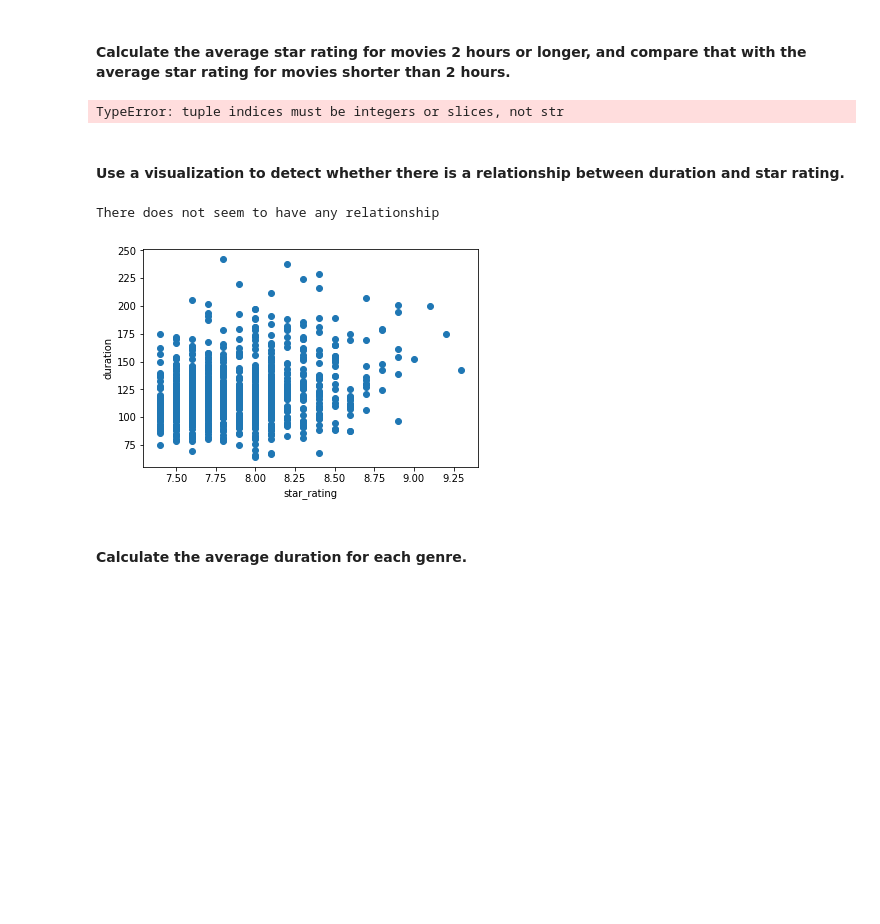
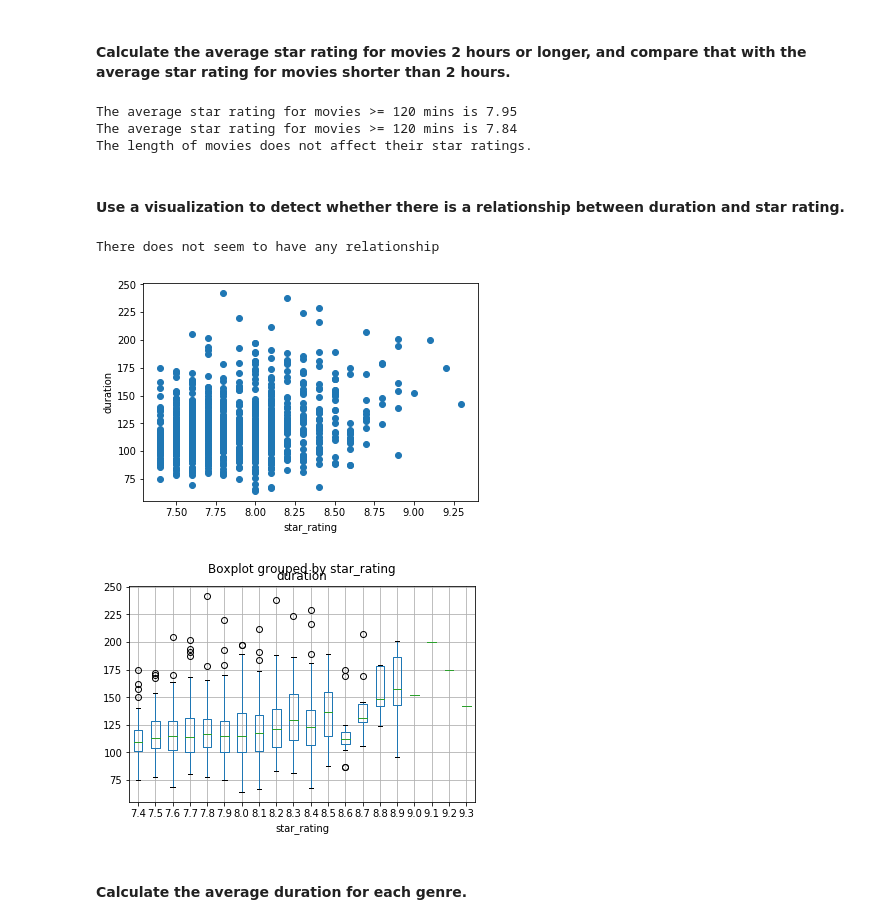
Before and after one commit to CalvinChua/GAClasses, a Jupyter notebook: Project 2/imdb.ipynb, the cells around one changed output. Cells and saved outputs as stored; diff of their text form; code cells hidden in the pictures; blank space fills up the shorter version.

```diff
--- a/Project 2/imdb.ipynb
+++ b/Project 2/imdb.ipynb
@@ -214,6 +207,5 @@ Is there another way to replace the missing values?
 # %%
 # Answer:
-#movies = movies.content_rating.replace(null, )
 
 '''Below shows that the the 'Nan' ratings are from Butch Cassidy(genre: 'Biography')
 Eagles Dare (genre: 'Action')
@@ -221,9 +213,7 @@ True Grit (genre: Adventure)
 '''
 
 is_null = movies[movies.isnull().any(axis=1)]
-#print(movies[movies.isnull().any(axis=1)])
 #print(is_null)
-#print (type(is_null))
 
 #Here, we try to find out the "mode" of each category to replace the NaN values with.
 #"Mode" for Biography is 'R', Adventure is 'PG-13', Action is 'R'
@@ -232,17 +222,10 @@ genre_biography = movies.groupby(['genre','content_rating']).size()
 #print(genre_count)
 #print(genre_biography)
 
-for movie in movies.iterrows():
-    #print(type(movie))
-    print(movie)
-    #change to a list to access index
-    print(list((movie)))
-    print(type(movie))
-    if movie['title'] == "Butch Cassidy and the Sundance Kid":
-        print("Found")
-        #movies.content_rating = movies.content_rating.replace("", "NC-17")
+movies = movies.fillna('R', limit=2)
+movies = movies.fillna('PG-13', limit=1)
+is_null = movies[movies.isnull().any(axis=1)]
+print(is_null)
 
-
-#print(movies.iloc[187])
-#print((movies.at[187, 'content_rating']))
+movies.isnull().sum()
 # %% [output]
@@ -265,36 +242,56 @@ TypeError: tuple indices must be integers or slices, not str
 # %% [markdown]
 #### Calculate the average star rating for movies 2 hours or longer, and compare that with the average star rating for movies shorter than 2 hours.
-# %%
-# Answer:
-long_movies = []
-short_movies = []
-
-for movie in movies.iterrows():
-    if movie['duration'] <= 120:
-        long_movies = long_movies.append(duration)
-#long_movies = movies.groupby('duration').mean()
-print(long_movies)
-
-#total_duration = movies['duration'].sum()
-#print (total_duration)
-#total_movies = movies['duration'].count()
-#print(total_movies)
-#avg_duration = total_duration/total_movies
-#print("Average movie duration is: " + str(round(avg_duration,2)) + " mins.")
-# %% [output]
-TypeError: tuple indices must be integers or slices, not str
+# %%
+# Answer:
+
+# Create variable with TRUE if movies is >= 120
+long_movies = movies['duration'] >= 120
+#print(long_movies)
+
+# Create variable with TRUE if star_rating is greater than 0
+rated_movies = movies['star_rating'] > 0
+
+# Select all cases where movies is > 120 and star_rating is greater than 0
+rated_long_movies = movies[long_movies & rated_movies]
+#print(rated_long_movies)
+
+avg_rated_long_movies = round((rated_long_movies['star_rating'].sum()/rated_long_movies['star_rating'].count()),2)
+print("The average star rating for movies >= 120 mins is " + str(avg_rated_long_movies))
+
+# Create variable with TRUE if movies is < 120
+short_movies = movies['duration'] < 120
+#print(short_movies)
+
+# Create variable with TRUE if star_rating is greater than 0
+rated_movies = movies['star_rating'] > 0
+
+# Select all cases where movies is > 120 and star_rating is greater than 0
+rated_short_movies = movies[short_movies & rated_movies]
+#print(rated_short_movies)
+
+avg_rated_short_movies = round((rated_short_movies['star_rating'].sum()/rated_short_movies['star_rating'].count()),2)
+print("The average star rating for movies >= 120 mins is " + str(avg_rated_short_movies))
+
+print("The length of movies does not affect their star ratings.")
+# %% [output]
+The average star rating for movies >= 120 mins is 7.95
+The average star rating for movies >= 120 mins is 7.84
+The length of movies does not affect their star ratings.
 # %% [markdown]
 #### Use a visualization to detect whether there is a relationship between duration and star rating.
 # %%
 # Answer:
 
 plt.scatter(movies['star_rating'],movies['duration'])
 plt.xlabel('star_rating')
 plt.ylabel('duration')
 
+movies.boxplot('duration','star_rating')
+
 print("There does not seem to have any relationship")
 # %% [output]
 There does not seem to have any relationship
 [figure]
+[figure, added]
 # %% [markdown]
 #### Calculate the average duration for each genre.
```
Also changed, not shown: parts of 17 cells of this notebook.
